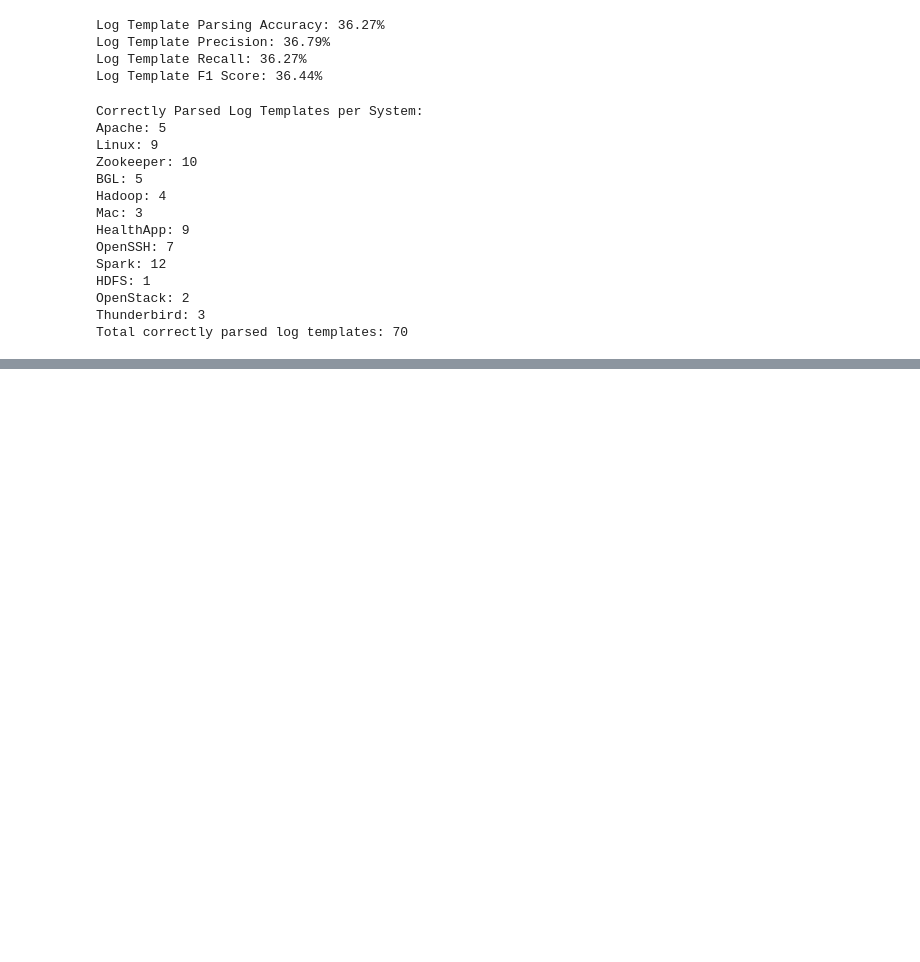
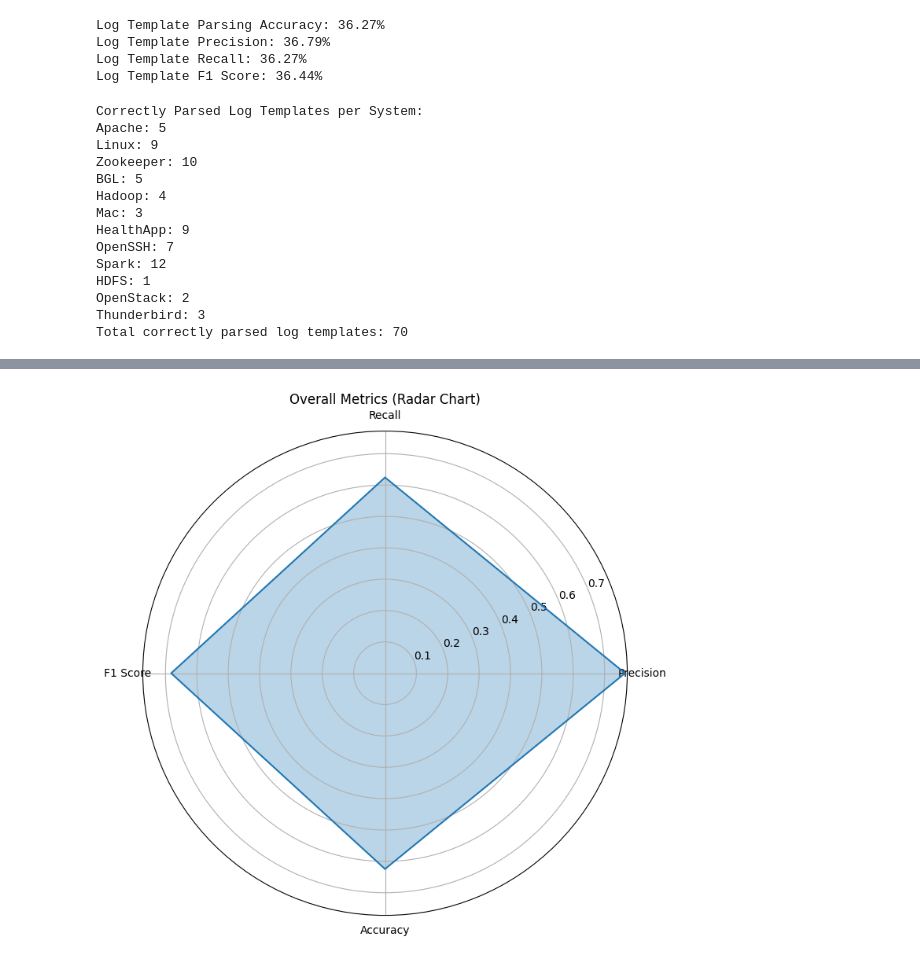
Before and after one commit to navneetsharma13/semantic_log_parsing, a Jupyter notebook: src/semantic_log_parsing.ipynb, the cells around one changed output, grey strips where cells are left out. Saved outputs shown, nothing was run; the diff lists cells and outputs as text; code cells hidden in the pictures; blank space fills up the shorter version.

```diff
--- a/src/semantic_log_parsing.ipynb
+++ b/src/semantic_log_parsing.ipynb
@@ -431,0 +485,19 @@ ValueError: Target is multiclass but average='binary'. Please choose another ave
+# %%
+# 3. Overall Precision, Recall, F1 Score, and Accuracy (Radar Chart)
+overall_metrics = {'Precision': overall_precision, 'Recall': overall_recall, 'F1 Score': overall_f1, 'Accuracy': overall_accuracy}  # Replace with actual overall metrics
+categories = list(overall_metrics.keys())
+values = list(overall_metrics.values())
+values += values[:1]
+
+angles = [n / float(len(categories)) * 2 * pi for n in range(len(categories))]
+angles += angles[:1]
+
+plt.figure(figsize=(8, 8))
+ax = plt.subplot(111, polar=True)
+plt.xticks(angles[:-1], categories)
+ax.plot(angles, values)
+ax.fill(angles, values, alpha=0.3)
+plt.title('Overall Metrics (Radar Chart)')
+plt.show()
+# %% [output]
+[figure, added]
```
Also changed, not shown: parts of 8 cells of this notebook, 2 other files.
